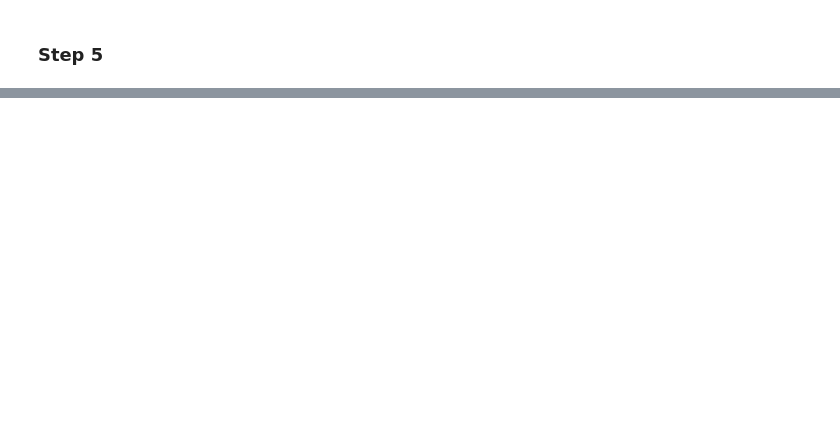
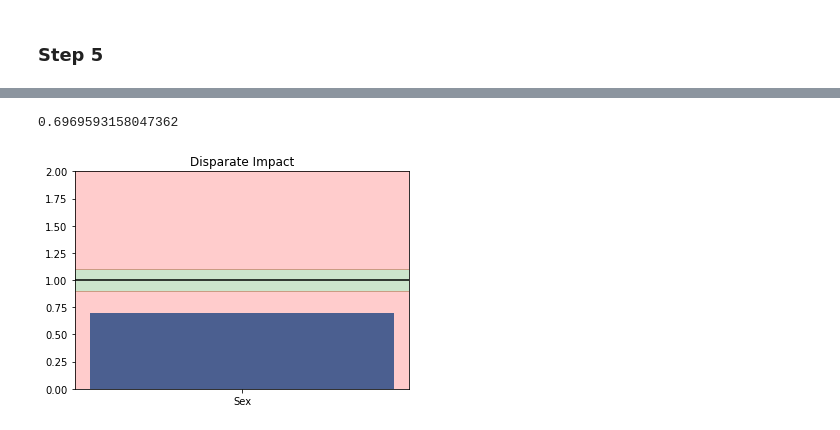
Before and after one commit to mjeong/clessardmjeongsp2021finalproject, a Jupyter notebook: report.ipynb, the cells around one changed output, grey strips where cells are left out. Saved outputs shown, nothing was run; the diff lists cells and outputs as text; code cells hidden in the pictures; blank space fills up the shorter version.

```diff
--- a/report.ipynb
+++ b/report.ipynb
@@ -259,6 +259,9 @@ country_job.reset_index(name='counts')
 | 1 | 0.0 | 1.0 | 14079 |
 | 2 | 1.0 | 0.0 | 1463 |
 | 3 | 1.0 | 1.0 | 1928 |
+# %%
+df.loc[df.more_or_less_50 == ' <=50K', 'more_less_50_bin'] = 0
+df.loc[df.more_or_less_50 == ' >50K', 'more_less_50_bin'] = 1
 # %%
 age_education.unstack().plot(kind="bar")
 # %% [output]
@@ -612,6 +620,7 @@ Unprivileged group: Not United States
 ### Step 4
 #### Option A
 # %%
+
 protected_category='sex_category'
 privileged_classes=[lambda x: x == 0]
 privileged_groups=[{'sex_category': 0}]
@@ -629,7 +638,14 @@ sd = StandardDataset(
     favorable_classes=favorable,
     protected_attribute_names=[protected_category],
     privileged_classes=privileged_classes,
-    features_to_keep=[depedent_category, protected_category]
+    features_to_keep=[
+        depedent_category,
+        protected_category,
+        'more_less_50_bin',
+        'hours_per_week',
+        'capital_gain',
+        'capital_loss',
+    ]
 )
 sd_rw = Reweighing(
         unprivileged_groups, privileged_groups,
@@ -647,18 +663,20 @@ w_train = dataset_orig_train.instance_weights.ravel()
 lmod = LogisticRegression()
 lmod.fit(X_train, y_train,
          sample_weight=dataset_orig_train.instance_weights)
-y_train_pred = lmod.predict(X_train)
+scale2 = StandardScaler()
+X_test = scale2.fit_transform(dataset_orig_test.features)
+y_train_pred = lmod.predict(X_test)
 
 # positive class index
 pos_ind = np.where(lmod.classes_ == dataset_orig_train.favorable_label)[0][0]
 
-dataset_orig_train_pred = dataset_orig_train.copy()
-y_train_pred.shape = dataset_orig_train.labels.shape
-dataset_orig_train_pred.labels = y_train_pred
+dataset_orig_test_pred = dataset_orig_test.copy()
+y_train_pred.shape = dataset_orig_test.labels.shape
+dataset_orig_test.labels = y_train_pred
 # %%
 # Now run metrics on dataset_orig_train_pred?
 metrics = BinaryLabelDatasetMetric(
-    dataset_orig_train_pred,
+    dataset_orig_test_pred,
     privileged_groups=privileged_groups,
     unprivileged_groups=unprivileged_groups
 )
@@ -704,0 +747,14 @@ Carli's response:
+# %%
+# Step 5:
+plt.clf()
+ax = plt.bar(['Sex'], [metrics.disparate_impact()], )
+plt.ylim(0, 2)
+plt.axhline(y = 1, c='black')
+plt.axhspan(0.9, 1.1, color='green', alpha=0.2)
+plt.axhspan(1.1, 2, color='red', alpha=0.2)
+plt.axhspan(0, 0.9, color='red', alpha=0.2)
+plt.title('Disparate Impact')
+metrics.disparate_impact()
+# %% [output]
+0.6969593158047362
+[figure, added]
```
Also changed, not shown: parts of 23 cells of this notebook.
